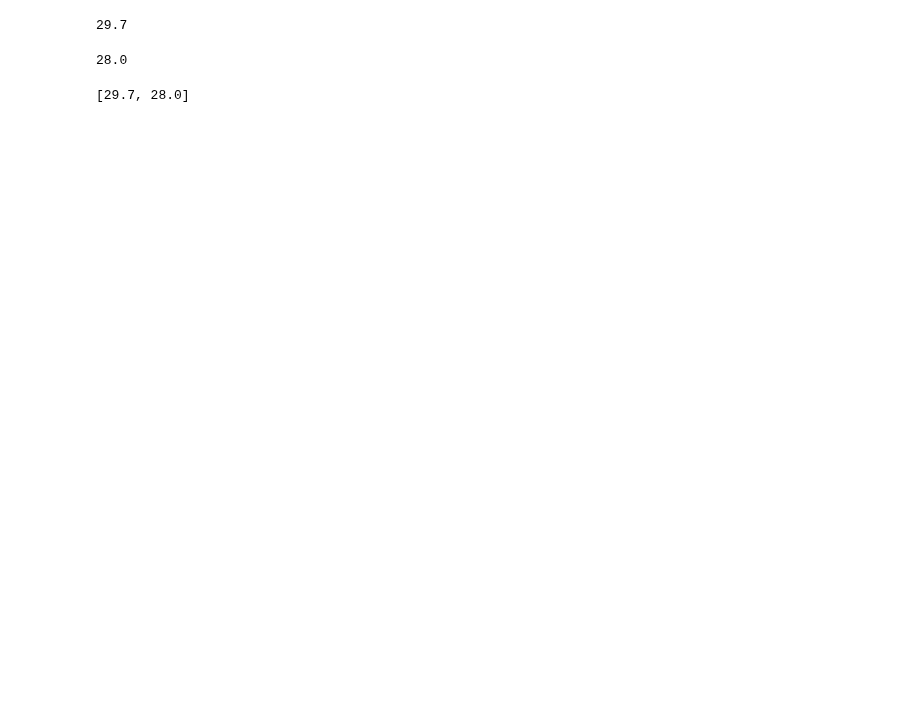
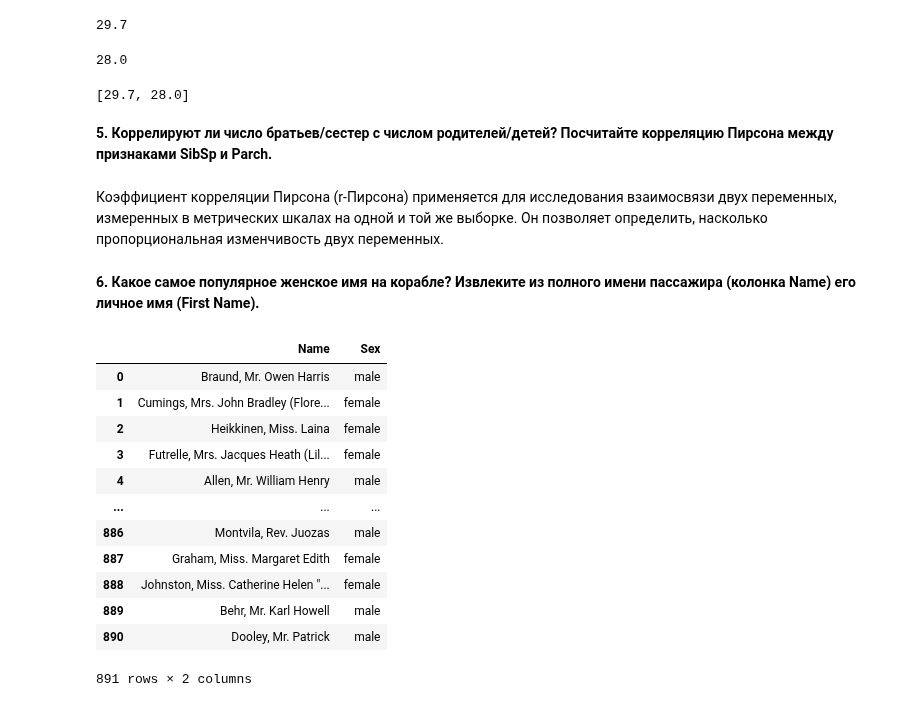
Before and after one commit to murpunk/Programming_2023, a Jupyter notebook: ML_Titanic.ipynb, the cells around one changed output. Saved outputs shown, nothing was run; the diff lists cells and outputs as text; code cells hidden in the pictures; blank space fills up the shorter version.

```diff
--- a/ML_Titanic.ipynb
+++ b/ML_Titanic.ipynb
@@ -198,3 +198,7 @@ age
 # %%
 with open("drive/My Drive/Программирование/4.txt", "w") as output:
     output.write(str(age))
+# %% [markdown]
+**5. Коррелируют ли число братьев/сестер с числом родителей/детей? Посчитайте корреляцию Пирсона между признаками SibSp и Parch.**
+# %% [markdown]
+Коэффициент корреляции Пирсона (r-Пирсона) применяется для исследования взаимосвязи двух переменных, измеренных в метрических шкалах на одной и той же выборке. Он позволяет определить, насколько пропорциональная изменчивость двух переменных.
@@ -200,0 +212,18 @@ with open("drive/My Drive/Программирование/4.txt", "w") as outpu
+# %% [markdown]
+**6. Какое самое популярное женское имя на корабле? Извлеките из полного имени пассажира (колонка Name) его личное имя (First Name).**
+# %%
+data[["Name", "Sex"]]
+# %% [output]
+|  | Name | Sex |
+| 0 | Braund, Mr. Owen Harris | male |
+| 1 | Cumings, Mrs. John Bradley (Flore... | female |
+| 2 | Heikkinen, Miss. Laina | female |
+| 3 | Futrelle, Mrs. Jacques Heath (Lil... | female |
+| 4 | Allen, Mr. William Henry | male |
+| ... | ... | ... |
+| 886 | Montvila, Rev. Juozas | male |
+| 887 | Graham, Miss. Margaret Edith | female |
+| 888 | Johnston, Miss. Catherine Helen "... | female |
+| 889 | Behr, Mr. Karl Howell | male |
+| 890 | Dooley, Mr. Patrick | male |
+891 rows × 2 columns
```
Also changed, not shown: parts of 10 cells of this notebook.
